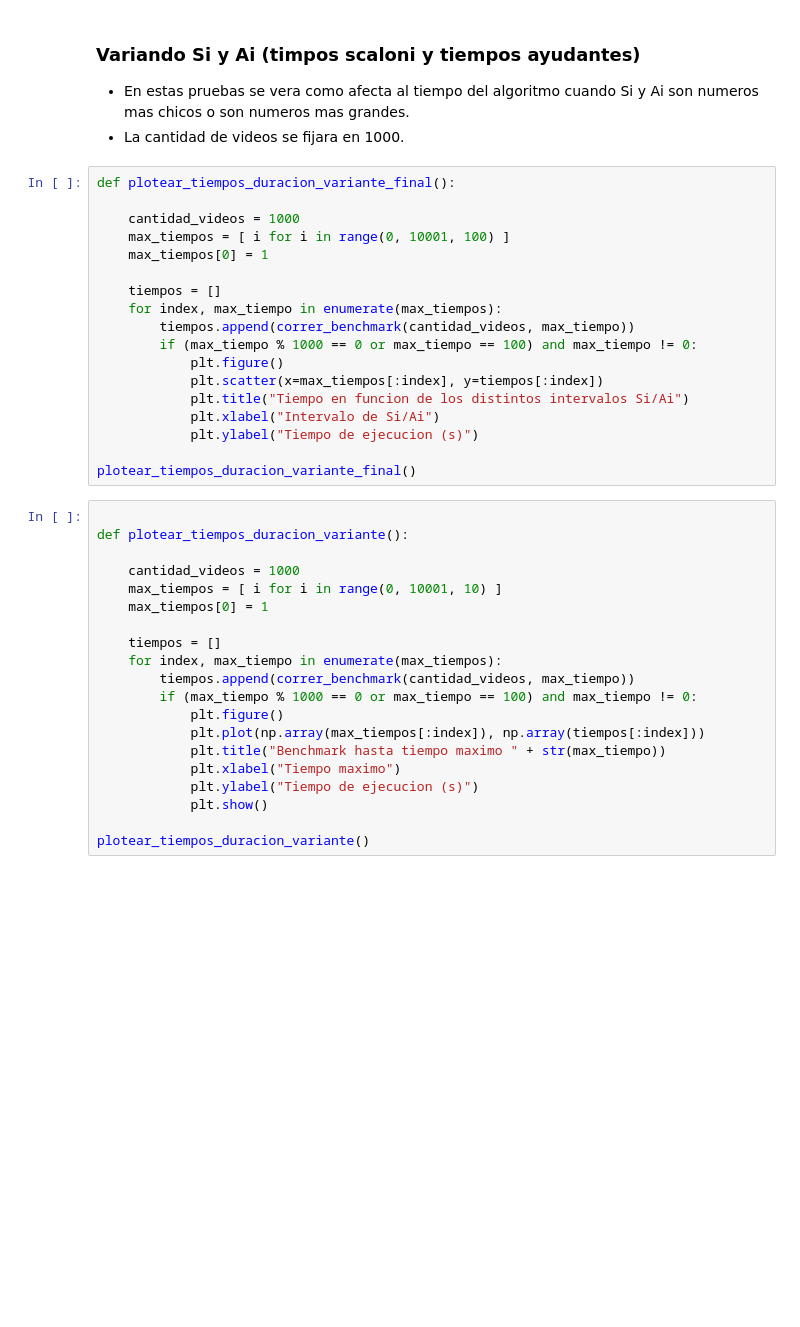
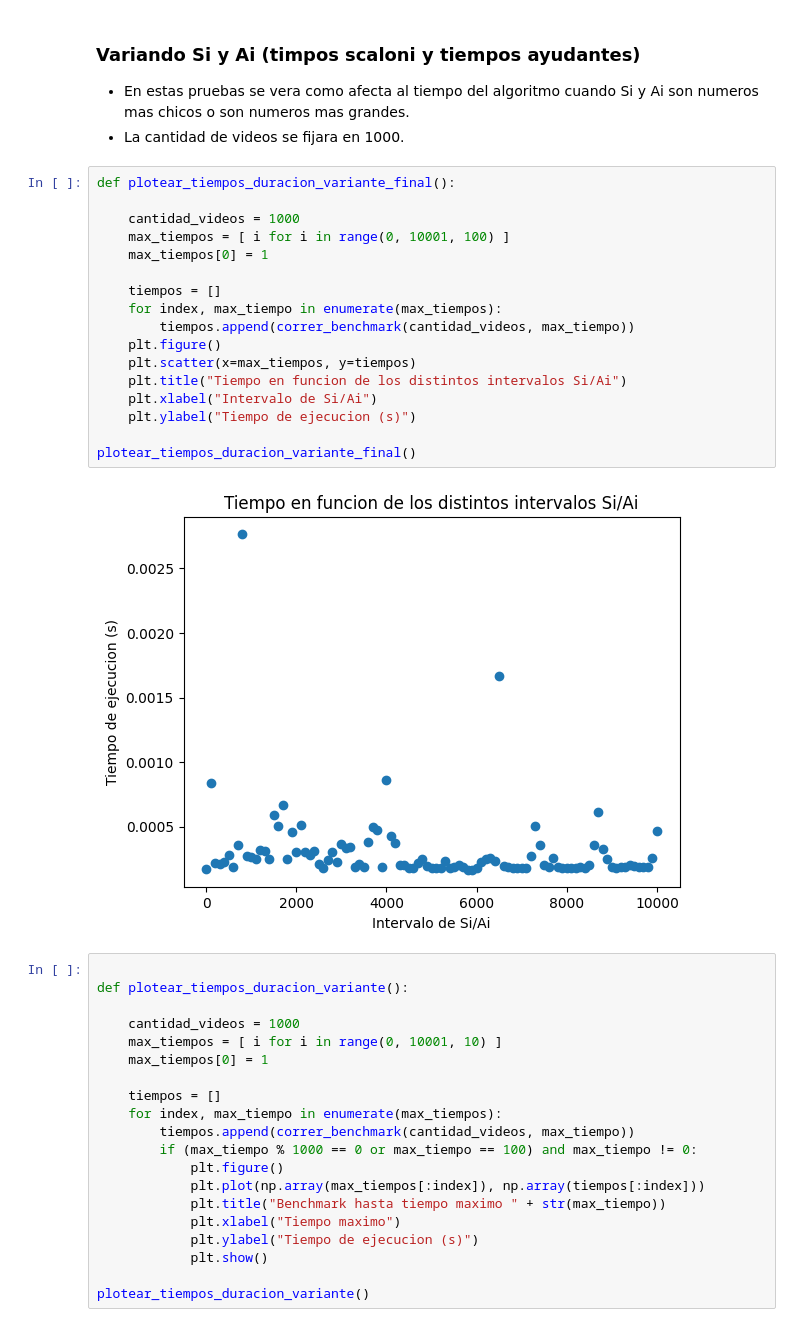
Before and after one commit to joaquinparodi/TDA-greedy-algorithms, a Jupyter notebook: analisis.ipynb, the cells around one changed output. Cells and saved outputs as stored; diff of their text form; blank space fills up the shorter version.

Commit message:
agrego grafico tiempo variante en funcion de intervalos

```diff
--- a/analisis.ipynb
+++ b/analisis.ipynb
@@ -87,21 +87,22 @@ plotear_tiempos_cantidad_variante()
 # %%
 def plotear_tiempos_duracion_variante_final():
 
     cantidad_videos = 1000
     max_tiempos = [ i for i in range(0, 10001, 100) ]
     max_tiempos[0] = 1
 
     tiempos = []
     for index, max_tiempo in enumerate(max_tiempos):
         tiempos.append(correr_benchmark(cantidad_videos, max_tiempo))
-        if (max_tiempo % 1000 == 0 or max_tiempo == 100) and max_tiempo != 0:
-            plt.figure()
-            plt.scatter(x=max_tiempos[:index], y=tiempos[:index])
-            plt.title("Tiempo en funcion de los distintos intervalos Si/Ai")
-            plt.xlabel("Intervalo de Si/Ai")
-            plt.ylabel("Tiempo de ejecucion (s)")
+    plt.figure()
+    plt.scatter(x=max_tiempos, y=tiempos)
+    plt.title("Tiempo en funcion de los distintos intervalos Si/Ai")
+    plt.xlabel("Intervalo de Si/Ai")
+    plt.ylabel("Tiempo de ejecucion (s)")
 
 plotear_tiempos_duracion_variante_final()
+# %% [output]
+[figure, added]
 # %%
 
 def plotear_tiempos_duracion_variante():
```
